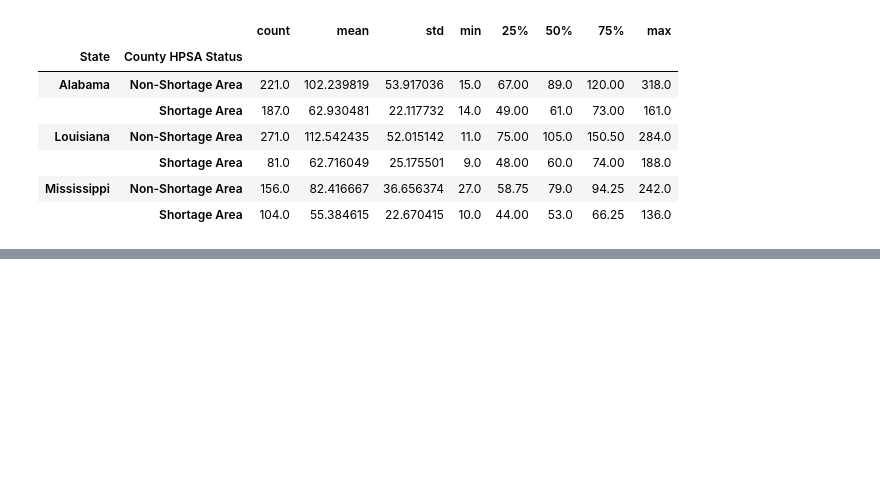
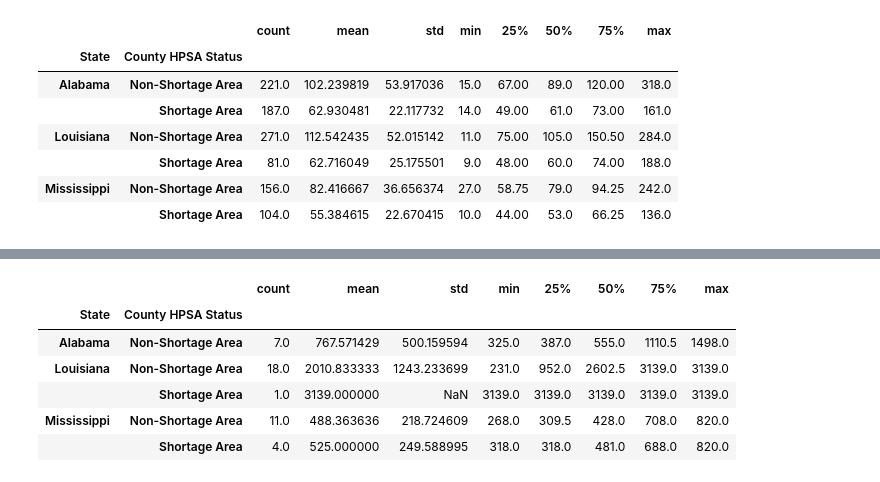
Before and after one commit to valeriemagalong/Healthcare-Shortages, a Jupyter notebook: cms_subdomains_eda.ipynb, the cells around one changed output, grey strips where cells are left out. Cells and saved outputs as stored; diff of their text form; code cells hidden in the pictures; blank space fills up the shorter version.

```diff
--- a/cms_subdomains_eda.ipynb
+++ b/cms_subdomains_eda.ipynb
@@ -239,0 +261,16 @@ measure.groupby(['State', 'County HPSA Status'])['Score'].describe()
+# %%
+# Get descriptive statistics for Total Beds In System
+facility_groups = toc.groupby(['State', 'County HPSA Status', 'Facility ID'])
+
+measure_df = facility_groups['Total Beds in System'].describe().reset_index()
+measure_df = measure_df[~measure_df['mean'].isna()]
+
+measure_df.groupby(['State', 'County HPSA Status'])['mean'].describe()
+# %% [output]
+|  |  | count | mean | std | min | 25% | 50% | 75% | max |
+| State | County HPSA Status |  |  |  |  |  |  |  |  |
+| Alabama | Non-Shortage Area | 7.0 | 767.571429 | 500.159594 | 325.0 | 387.0 | 555.0 | 1110.5 | 1498.0 |
+| Louisiana | Non-Shortage Area | 18.0 | 2010.833333 | 1243.233699 | 231.0 | 952.0 | 2602.5 | 3139.0 | 3139.0 |
+|  | Shortage Area | 1.0 | 3139.000000 | NaN | 3139.0 | 3139.0 | 3139.0 | 3139.0 | 3139.0 |
+| Mississippi | Non-Shortage Area | 11.0 | 488.363636 | 218.724609 | 268.0 | 309.5 | 428.0 | 708.0 | 820.0 |
+|  | Shortage Area | 4.0 | 525.000000 | 249.588995 | 318.0 | 318.0 | 481.0 | 688.0 | 820.0 |
```
Also changed, not shown: parts of 6 cells of this notebook, 1 other file.
